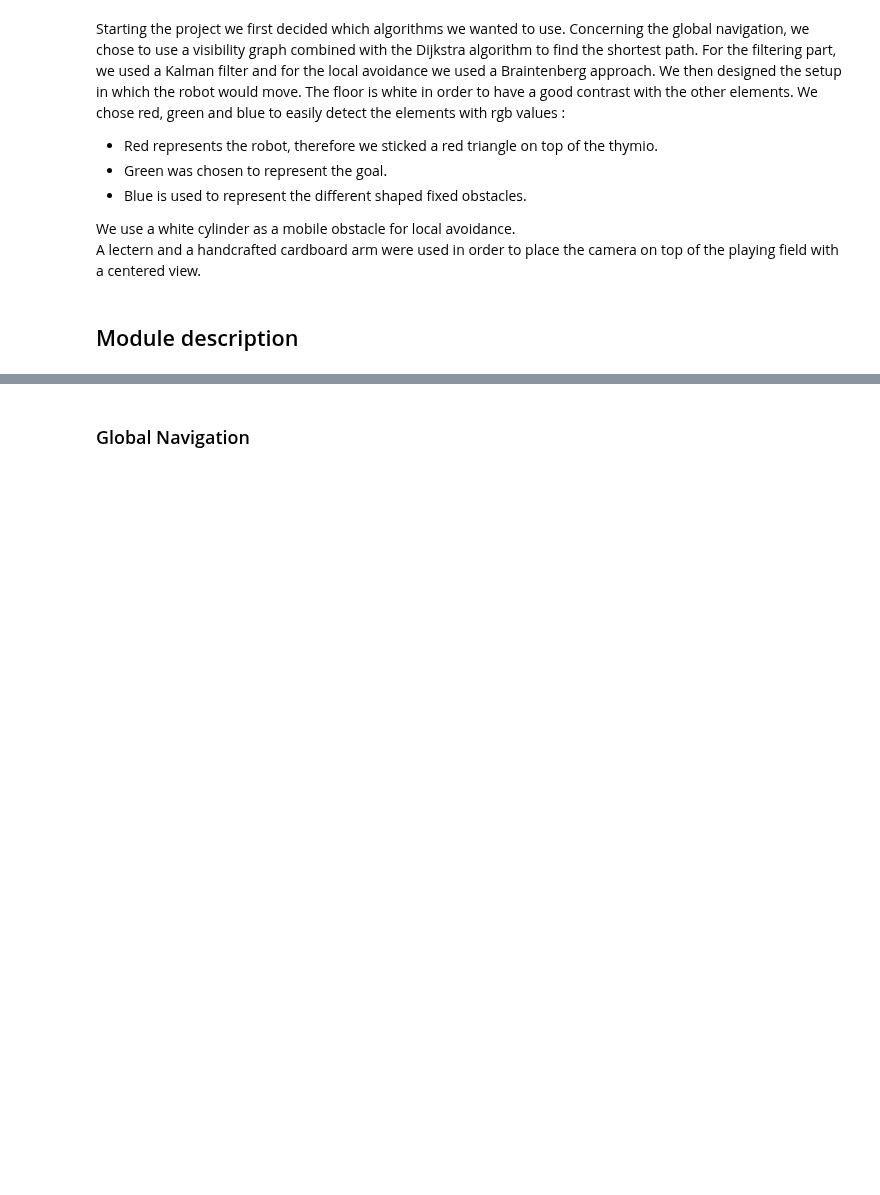
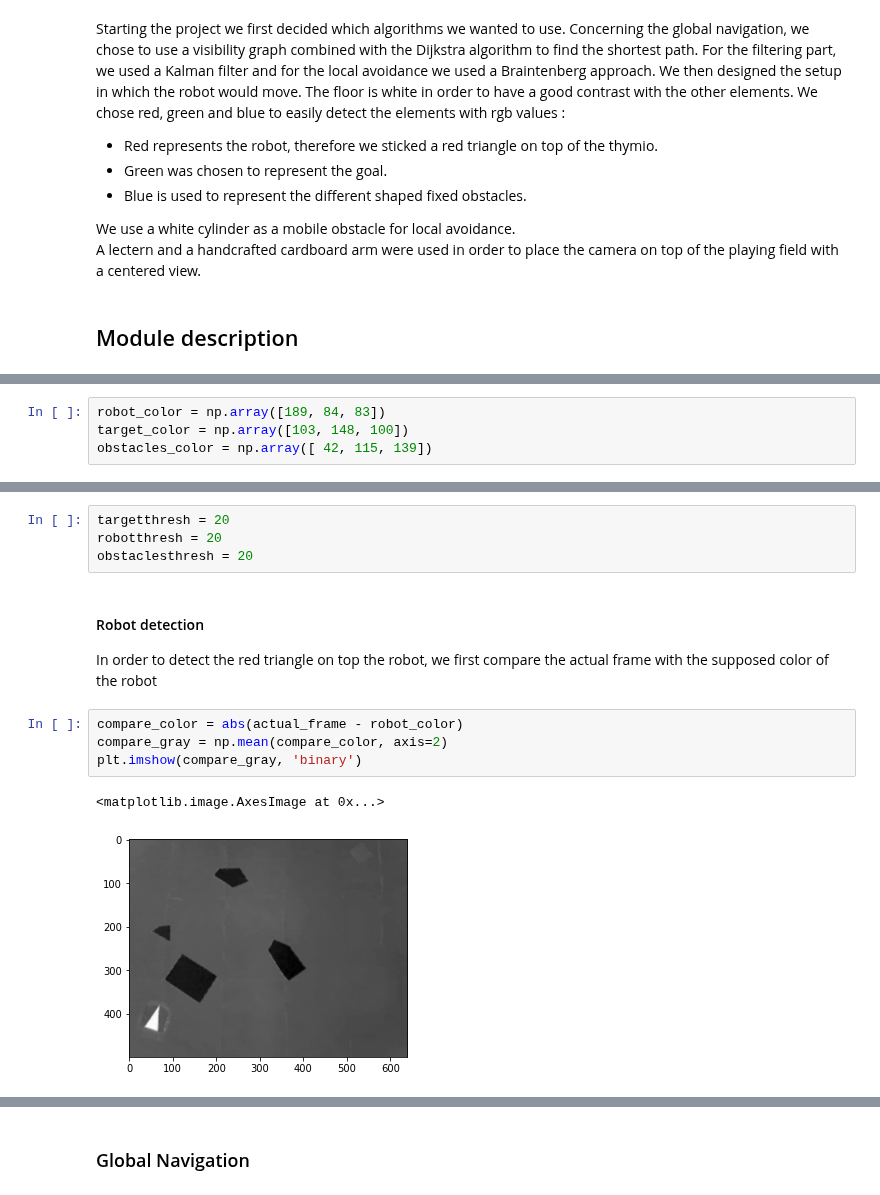
Before and after one commit to tgieruc/BOMR_2021, a Jupyter notebook: main.ipynb, the cells around one changed output, grey strips where cells are left out. Saved outputs shown, nothing was run; the diff lists cells and outputs as text; blank space fills up the shorter version.

```diff
--- a/main.ipynb
+++ b/main.ipynb
@@ -26,0 +48,4 @@ A lectern and a handcrafted cardboard arm were used in order to place the camera
+# %%
+robot_color = np.array([189, 84, 83])
+target_color = np.array([103, 148, 100])
+obstacles_color = np.array([ 42, 115, 139])
@@ -26,0 +54,14 @@ A lectern and a handcrafted cardboard arm were used in order to place the camera
+# %%
+targetthresh = 20
+robotthresh = 20
+obstaclesthresh = 20
+# %% [markdown]
+#### Robot detection
+In order to detect the red triangle on top the robot, we first compare the actual frame with the supposed color of the robot
+# %%
+compare_color = abs(actual_frame - robot_color)
+compare_gray = np.mean(compare_color, axis=2)
+plt.imshow(compare_gray, 'binary')
+# %% [output]
+<matplotlib.image.AxesImage at 0x...>
+[figure, added]
```
Also changed, not shown: parts of 52 cells of this notebook.
